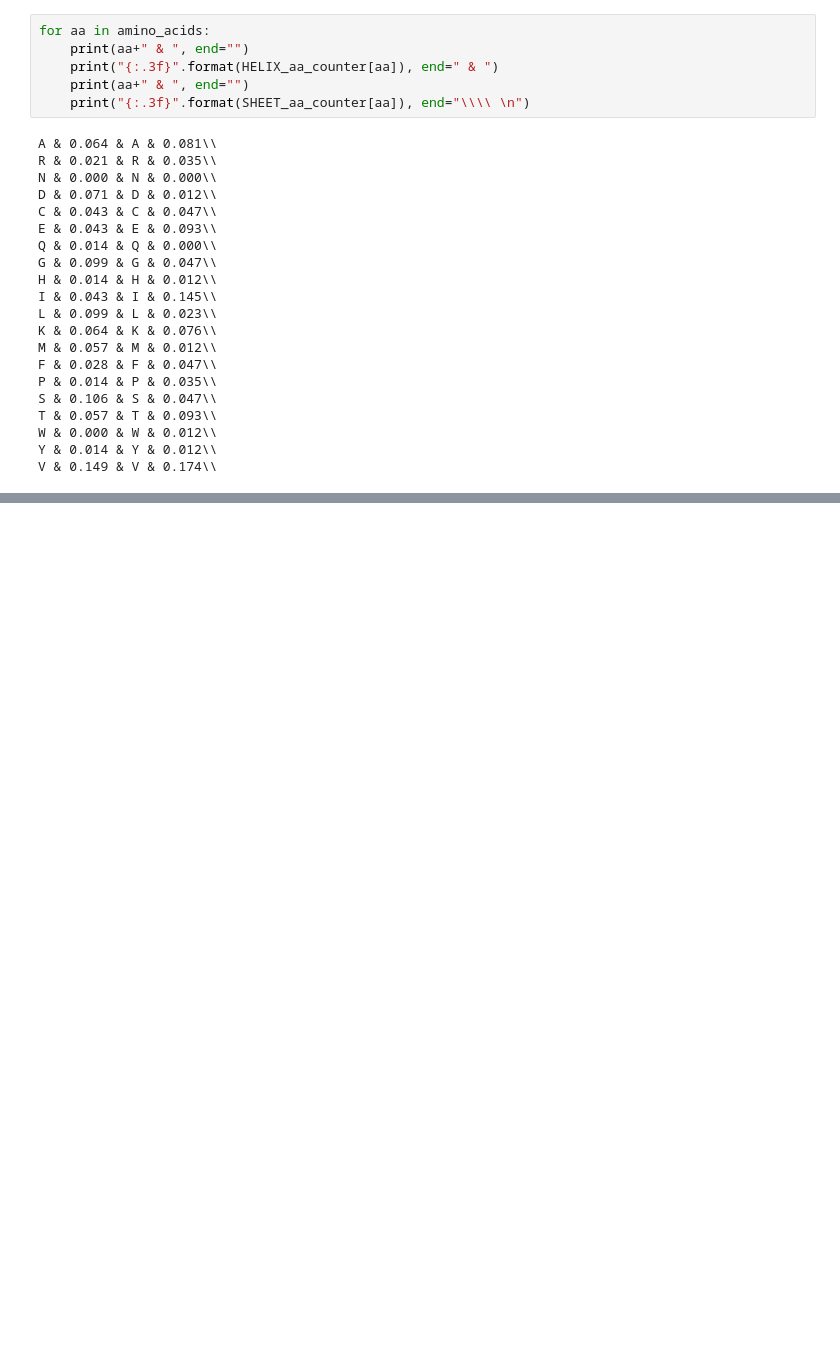
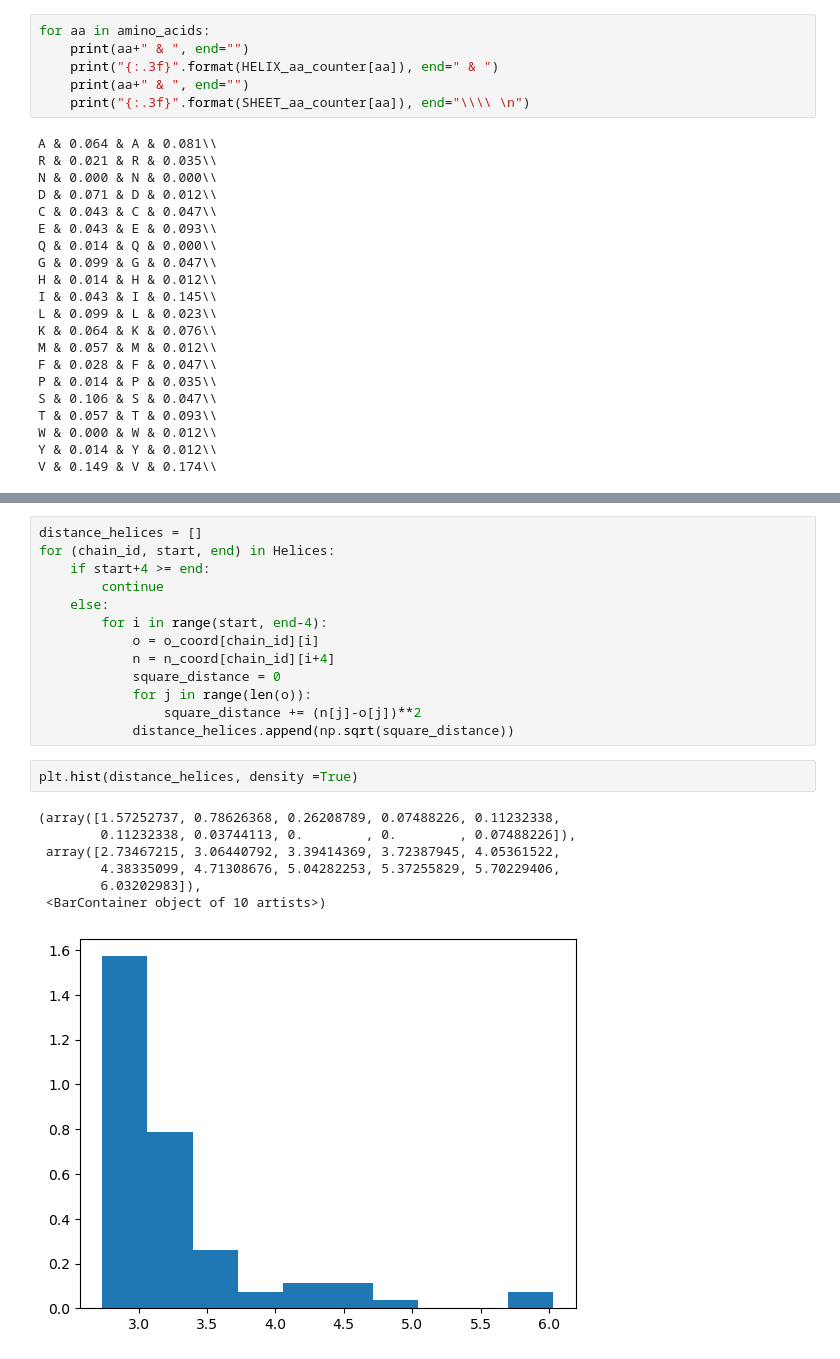
Before and after one commit to Q-Bach/SSBI, a Jupyter notebook: A03/test.ipynb, the cells around one changed output, grey strips where cells are left out. Cells and saved outputs as stored; diff of their text form; blank space fills up the shorter version.

```diff
--- a/A03/test.ipynb
+++ b/A03/test.ipynb
@@ -209,0 +299,23 @@ V & 0.149 & V & 0.174\\
+# %%
+distance_helices = []
+for (chain_id, start, end) in Helices:
+    if start+4 >= end:
+        continue
+    else:
+        for i in range(start, end-4):
+            o = o_coord[chain_id][i]
+            n = n_coord[chain_id][i+4]
+            square_distance = 0
+            for j in range(len(o)):
+                square_distance += (n[j]-o[j])**2
+            distance_helices.append(np.sqrt(square_distance))
+# %%
+plt.hist(distance_helices, density =True)
+# %% [output]
+(array([1.57252737, 0.78626368, 0.26208789, 0.07488226, 0.11232338,
+        0.11232338, 0.03744113, 0.        , 0.        , 0.07488226]),
+ array([2.73467215, 3.06440792, 3.39414369, 3.72387945, 4.05361522,
+        4.38335099, 4.71308676, 5.04282253, 5.37255829, 5.70229406,
+        6.03202983]),
+ <BarContainer object of 10 artists>)
+[figure, added]
```
Also changed, not shown: parts of 14 cells of this notebook.
